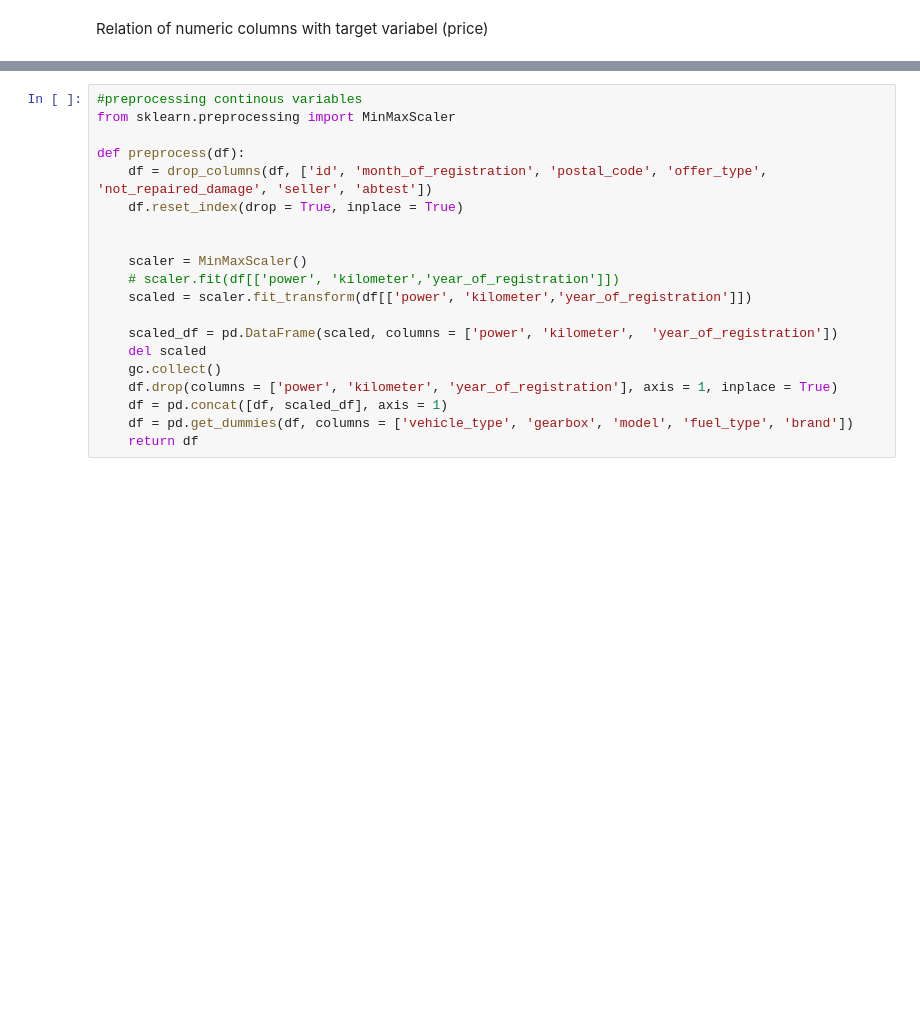
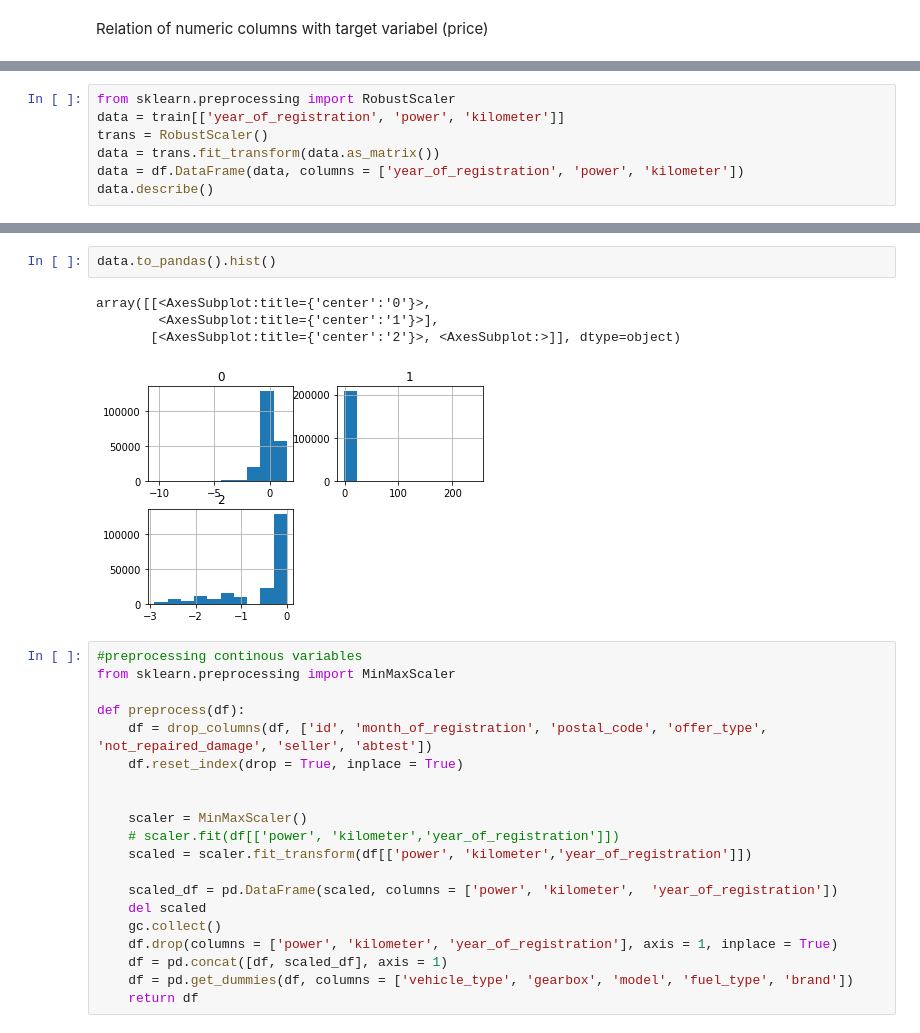
Before and after one commit to Vasan-th/Summer-School-2022, a Jupyter notebook: car-price-prediction.ipynb, the cells around one changed output, grey strips where cells are left out. Drawn from its saved outputs; the diff is of its cells as text; blank space fills up the shorter version.

```diff
--- a/car-price-prediction.ipynb
+++ b/car-price-prediction.ipynb
@@ -264,0 +266,7 @@ for i,feature in enumerate(['power', 'kilometer', 'year_of_registration'],1):
+# %%
+from sklearn.preprocessing import RobustScaler
+data = train[['year_of_registration', 'power', 'kilometer']]
+trans = RobustScaler()
+data = trans.fit_transform(data.as_matrix())
+data = df.DataFrame(data, columns = ['year_of_registration', 'power', 'kilometer'])
+data.describe()
@@ -265,3 +283,10 @@ for i,feature in enumerate(['power', 'kilometer', 'year_of_registration'],1):
+# %%
+data.to_pandas().hist()
+# %% [output]
+array([[<AxesSubplot:title={'center':'0'}>,
+        <AxesSubplot:title={'center':'1'}>],
+       [<AxesSubplot:title={'center':'2'}>, <AxesSubplot:>]], dtype=object)
+[figure, added]
 # %%
 #preprocessing continous variables
 from sklearn.preprocessing import MinMaxScaler
```
Also changed, not shown: parts of 4 cells of this notebook.
